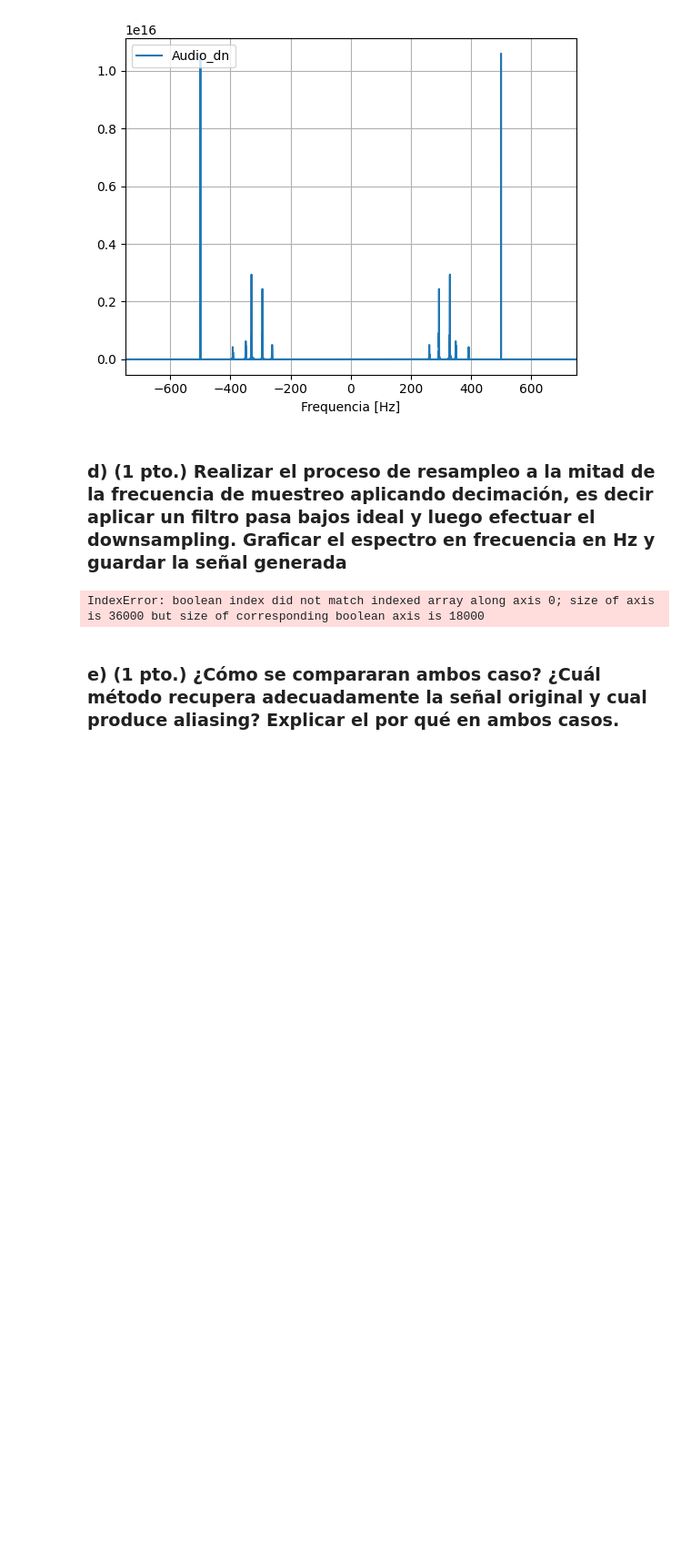
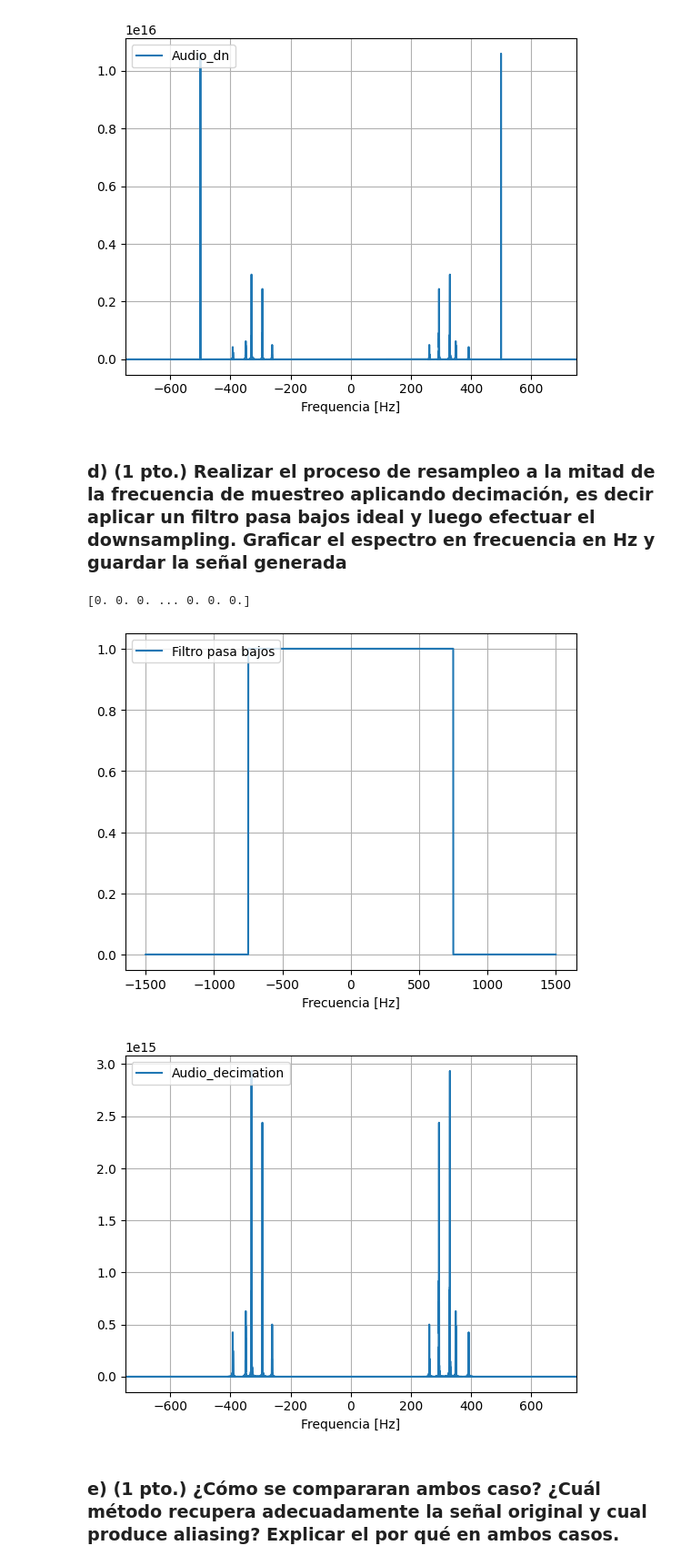
Before and after one commit to SergioABS0813/PDS, a Jupyter notebook: LABs/LAB1/Lab1_20213170_Sincrono.ipynb, the cells around one changed output. Shown: that part at 91% size. Drawn from its saved outputs; the diff is of its cells as text; code cells hidden in the pictures; blank space fills up the shorter version.

```diff
--- a/LABs/LAB1/Lab1_20213170_Sincrono.ipynb
+++ b/LABs/LAB1/Lab1_20213170_Sincrono.ipynb
@@ -357,15 +357,54 @@ plt.show()
 ### d) (1 pto.) Realizar el proceso de resampleo a la mitad de la frecuencia de muestreo aplicando decimación, es decir aplicar un filtro pasa bajos ideal y luego efectuar el downsampling. Graficar el espectro en frecuencia en Hz y guardar la señal generada
 # %%
 # Dado que la frecuencia angular normalizada de corte del FPBajo es pi/M, en este caso sería pi/2, entonces plasmamos en frecuencia en Hz, sería:
-# fs/4 ya que M = 2, por lo que efectuamos decimación en base a esa frecuencia de corte
-fc = fs/4
+# frec_muestreo_2/4 ya que M = 2, por lo que efectuamos decimación en base a esa frecuencia de corte
+fc = frec_muestreo_2/4 #Frecuencia de corte
 
-# Crear el FPBajo con arreglo de 0´s
-filtro_pasabajos = np.zeros(num_muestras)
+# Crear el FPBajo con arreglo de 1´s
+filtro_pbajo =  np.ones(len(frecuencias))
 
-# Condición para el filtro de unos y ceros
-filtro_pasabajos[np.abs(freq_down) <= fc] = 1
+for i in range(len(frecuencias)):
+    if np.abs(frecuencias[i]) > fc:
+        filtro_pbajo[i] = 0
+#Ya al pasar del valor de la frecuencia de corte entonces se colocan los ceros.
+
+print(filtro_pbajo)
+#Como tenemos el espectro de filtro_pbajo entonces multiplicamos ambos espectros:
+
+fft_signal_fpbajo = fft_signal * filtro_pbajo
+signal_new_time_i = np.fft.ifft(fft_signal_fpbajo) #Transformada inversa
+signal_new_time = np.real(signal_new_time_i)
+
+# Graficamos el filtro que en nuestro caso es de 750 Hz
+plt.figure(15)
+plt.plot(frecuencias, filtro_pbajo, label='Filtro pasa bajos')
+plt.grid('on')
+plt.xlabel('Frecuencia [Hz]')
+plt.legend(loc='upper left')
+plt.show()
+
+#Proceso de Dowsampling
+Dw_new = 2
+Ns_down_new = num_muestras/Dw_new
+fs_down_new = frec_muestreo_2/Dw_new
+n_dn_new = np.arange(Ns_down_new)
+signal_new_time_dn = signal_new_time[::Dw_new]
+
+#Ploteamos la transformada fft de la nueva señal
+fft_signal_new_time_dn = np.fft.fftshift(np.fft.fft(signal_new_time_dn)) #Obtenemos la fft del audio_dn
+spec_signal_new_time_dn = np.abs(fft_signal_new_time_dn)**2 #Sacamos el espectro con el módulo al cuadrado
+freq_down_new = (n_dn_new - Ns_down_new/2) * fs_down_new / Ns_down_new #Vector de frecuencias en Hz
+
+plt.figure(16)
+plt.plot(freq_down_new,spec_signal_new_time_dn,label='Audio_decimation')
+plt.xlim([-fs_down_new/2,fs_down_new/2])
+plt.grid('on')
+plt.xlabel('Frequencia [Hz]')
+plt.legend(loc='upper left')
+plt.show()
 # %% [output]
-IndexError: boolean index did not match indexed array along axis 0; size of axis is 36000 but size of corresponding boolean axis is 18000
+[0. 0. 0. ... 0. 0. 0.]
+[figure, added]
+[figure, added]
 # %% [markdown]
 ### e) (1 pto.) ¿Cómo se compararan ambos caso? ¿Cuál método recupera adecuadamente la señal original y cual produce aliasing? Explicar el por qué en ambos casos.
```
Also changed, not shown: parts of 4 cells of this notebook.
